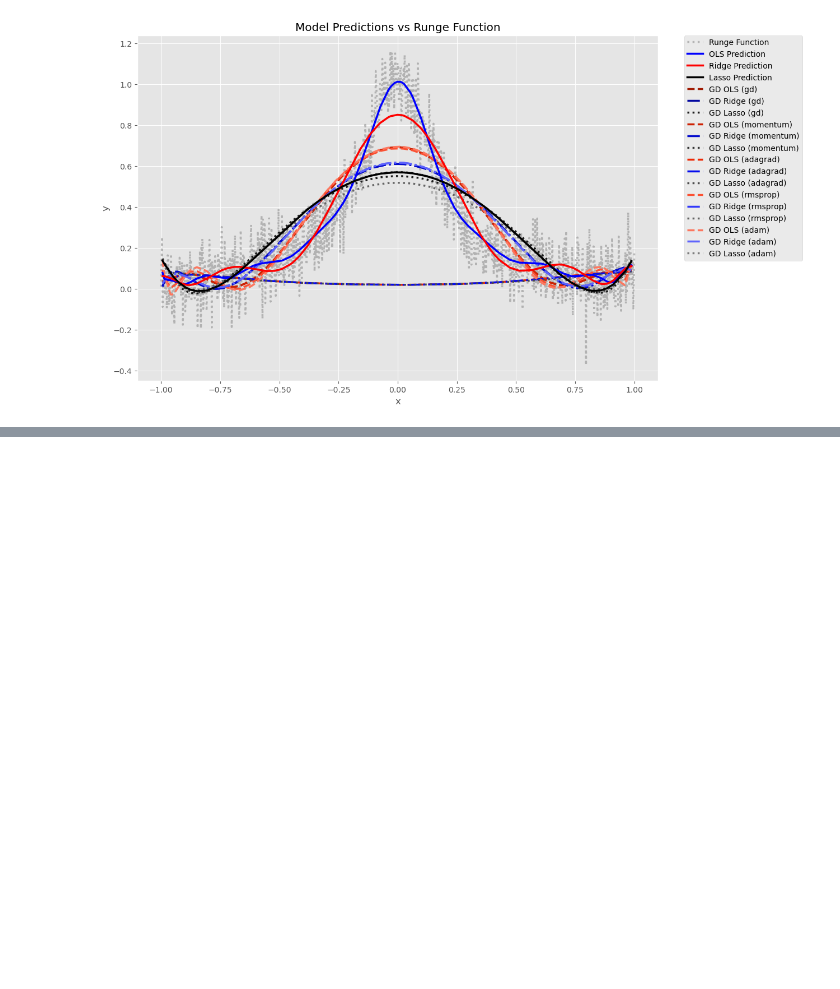
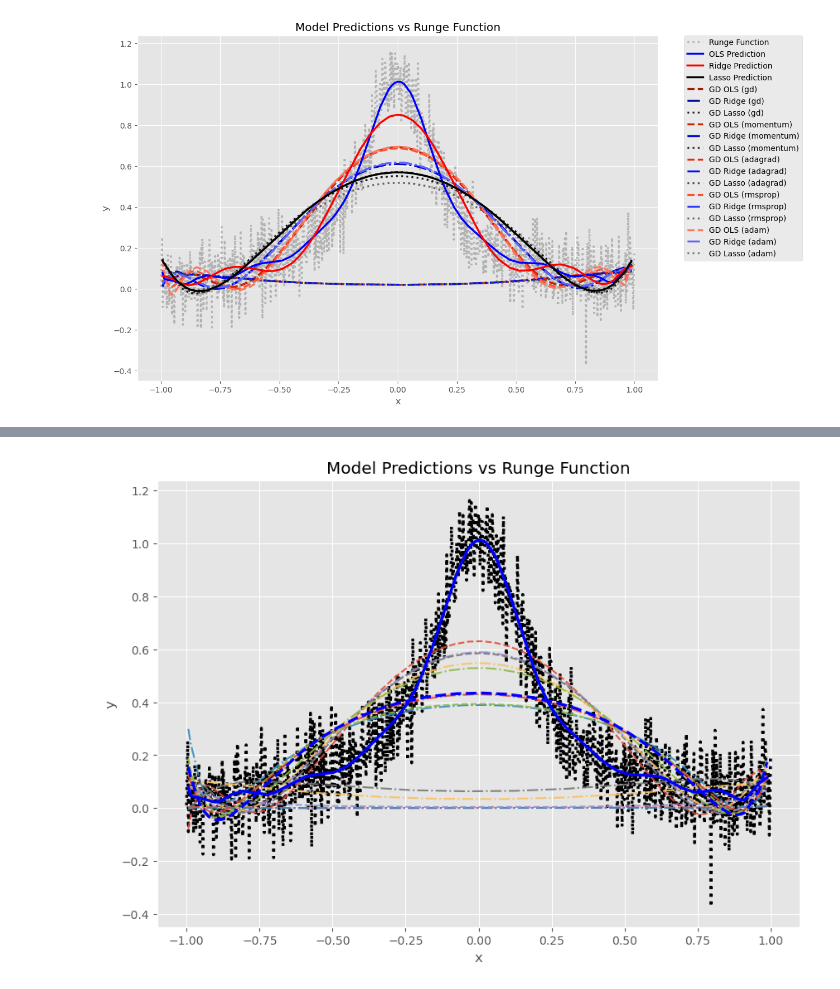
Before and after one commit to kjes4pres/Project_1_FYSSTK, a Jupyter notebook: Code/c_and_d.ipynb, the cells around one changed output, grey strips where cells are left out. Cells and saved outputs as stored; diff of their text form; code cells hidden in the pictures; blank space fills up the shorter version.

```diff
--- a/Code/c_and_d.ipynb
+++ b/Code/c_and_d.ipynb
@@ -301,0 +533,21 @@ plt.show()
+# %%
+# Plot the results from OLS and Ridge on the test data
+plt.figure(figsize=(10, 7))
+# Sort x_test and corresponding predictions for better plotting
+sort_indices = np.argsort(x_test.flatten())
+plt.plot(x_test[sort_indices], y_pred_ols[sort_indices], color='blue', label='OLS Prediction', zorder=5, linewidth=2.5)
+plt.plot(x_test[sort_indices], y_pred_Ridge[sort_indices], color='blue', label='Ridge Prediction', zorder=8, linewidth=2.5, linestyle='--')
+# Also plot the true function, however we need to sort x for this
+sort_indices_full = np.argsort(x.flatten())
+plt.plot(x[sort_indices_full], y[sort_indices_full], color='black', linestyle=':', label='Runge Function', linewidth=2.5)
+for method in methods:
+    plt.plot(x_test[sort_indices], X_test[sort_indices] @ results[method]['theta_OLS'], label=f'GD OLS ({method})', linewidth=1.5, linestyle='--', alpha=0.9)
+    plt.plot(x_test[sort_indices], X_test[sort_indices] @ results[method]['theta_Ridge'], label=f'GD Ridge ({method})', linewidth=1.5, linestyle='-.', alpha=0.9)
+    plt.plot(x_test[sort_indices], X_test[sort_indices] @ results[method]['theta_Lasso'], label=f'GD Lasso ({method})', linewidth=1.5, linestyle='-.', alpha=0.9)
+plt.xlabel("x")
+plt.ylabel("y")
+plt.title("Model Predictions vs Runge Function")
+#plt.legend()
+plt.show()
+# %% [output]
+[figure, added]
```
Also changed, not shown: parts of 3 cells of this notebook.
